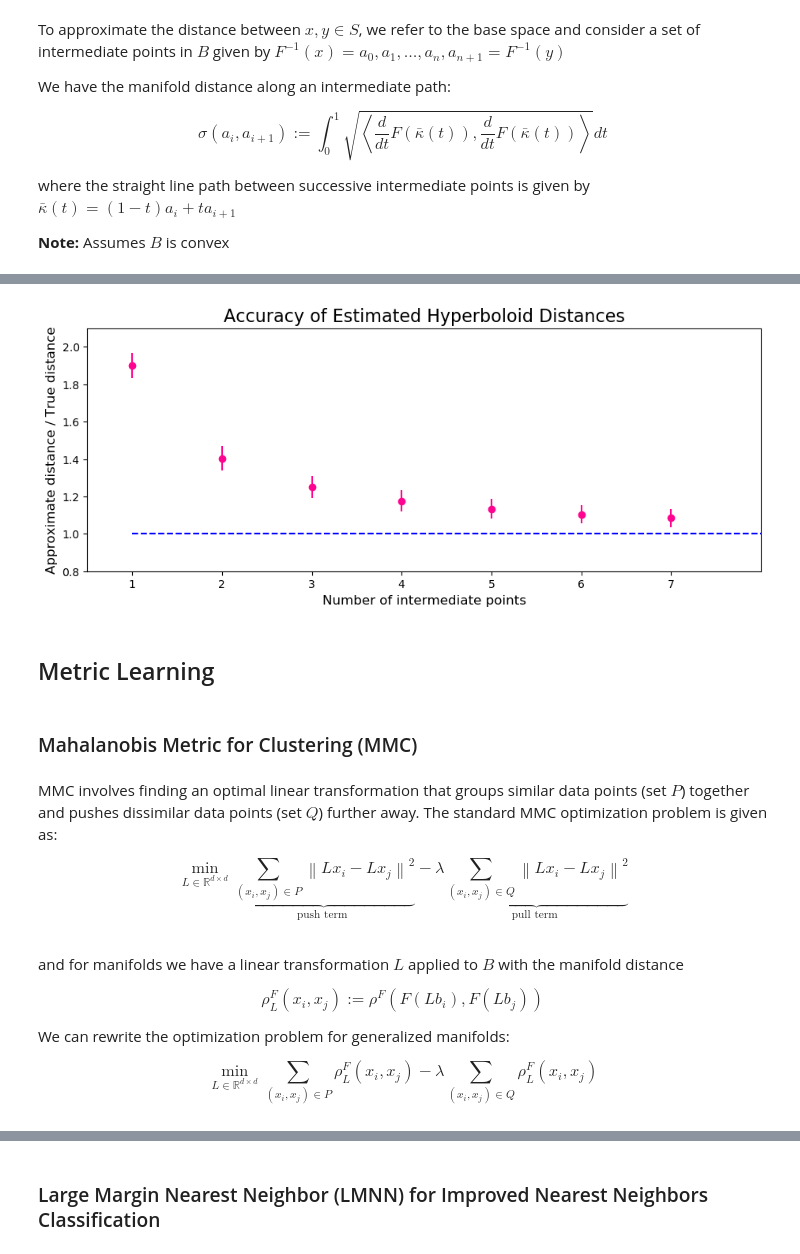
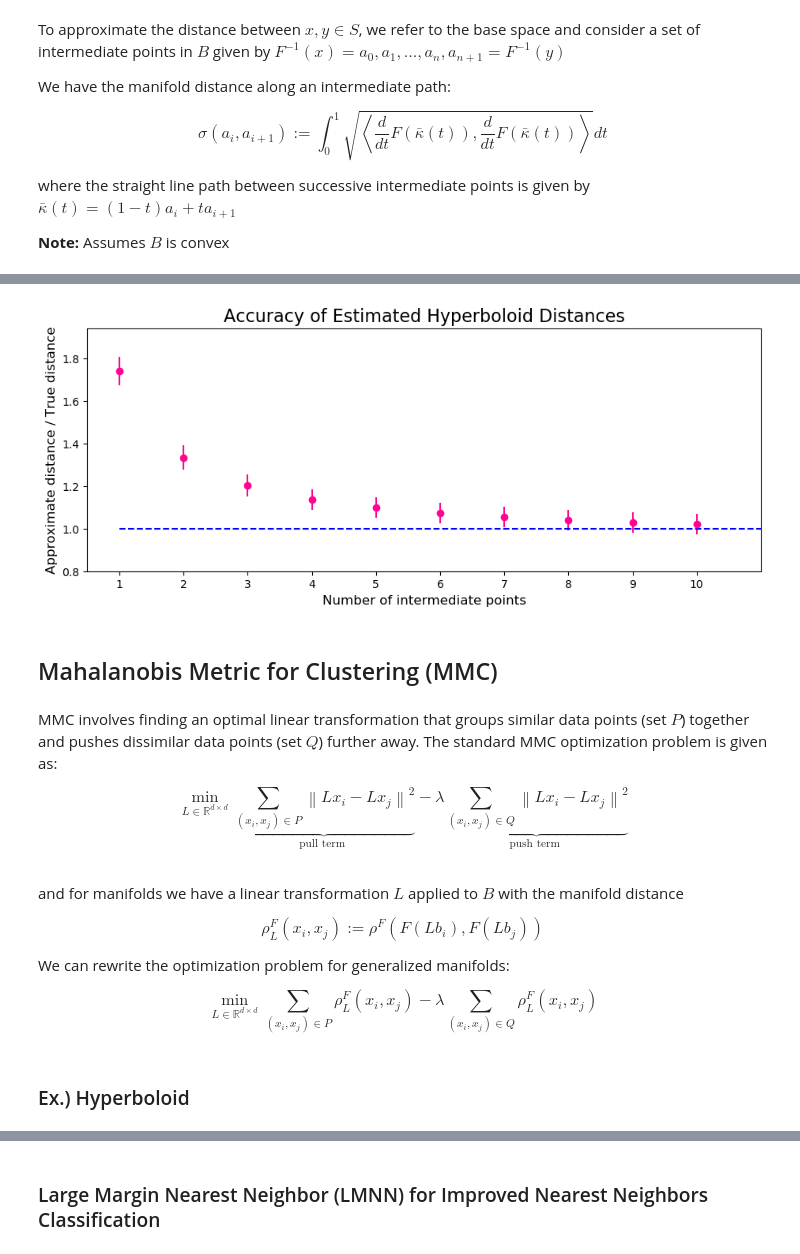
Before and after one commit to drewwilimitis/manifold-metric-learning, a Jupyter notebook: metric_learning.ipynb, the cells around one changed output, grey strips where cells are left out. Drawn from its saved outputs; the diff is of its cells as text; code cells hidden in the pictures.

```diff
--- a/metric_learning.ipynb
+++ b/metric_learning.ipynb
@@ -285,51 +142,49 @@ def approximate_distance(a, b, integrand, L=None, n=7, m=50, tol=1e-6):
 # %%
 def test_approximations(n_samples, parameter_n_range):
     n_trials = len(parameter_n_range)
     s = np.random.uniform(-2, 2, size=(n_samples, 2))
     r = np.random.uniform(-2, 2, size=(n_samples, 2))
     result_dict = {}
     for n in parameter_n_range:
         errors = []
         for i in range(n_samples):
             x = hyperboloid_map(r[i])
             y = hyperboloid_map(s[i])
             true_dist = hyperboloid_dist(x, y)
             errors.append(approximate_distance(s[i], r[i], integrand_hyperboloid, n=n, m=10) / true_dist)
         result_dict[n] = errors
     return result_dict
 
-params = [1, 2, 3, 4, 5, 6, 7]
+params = [1, 2, 3, 4, 5, 6, 7, 8, 9, 10]
 scores = test_approximations(5, params)
 
 mean_ratios = []
 std_dev = []
 for item in scores.values():
     mean_ratios.append(1/np.mean(item))
     std_dev.append(np.std(item))
+
+plt.figure(figsize=(11,4))
+plt.style.use('default')
+plt.errorbar(np.arange(1, len(params)+1), mean_ratios, yerr=std_dev, fmt='o', color='#ff0490')
+ax = plt.gca()
+ax.set_xticks(np.arange(1, len(params)+1))
+plt.ylabel('Approximate distance / True distance', size=12)
+plt.xlabel('Number of intermediate points', size=12)
+plt.title('Accuracy of Estimated Hyperboloid Distances', size=16)
+plt.ylim(0.8, np.max(mean_ratios)+0.2)
+plt.xlim(0.5, len(params)+1)
+plt.plot([1, len(params)+1], [1, 1], 'b--')
+plt.show();
+# %% [output]
+[figure, added]
-# %%
-plt.figure(figsize=(11,4))
-plt.style.use('default')
-plt.errorbar(np.arange(1, len(params)+1), mean_ratios, yerr=std_dev, fmt='o', color='#ff0490')
-ax = plt.gca()
-ax.set_xticks(np.arange(1, len(params)+1))
-plt.ylabel('Approximate distance / True distance', size=12)
-plt.xlabel('Number of intermediate points', size=12)
-plt.title('Accuracy of Estimated Hyperboloid Distances', size=16)
-plt.ylim(0.8, np.max(mean_ratios)+0.2)
-plt.xlim(0.5, len(params)+1)
-plt.plot([1, len(params)+1], [1, 1], 'b--')
-plt.show();
-# %% [output]
-[figure, removed]
-# %% [markdown]
-## Metric Learning
 # %% [markdown]
-### Mahalanobis Metric for Clustering (MMC)
+## Mahalanobis Metric for Clustering (MMC)
 # %% [markdown]
 MMC involves finding an optimal linear transformation that groups similar data points (set $P$) together and pushes dissimilar data points (set $Q$) further away. The standard MMC optimization problem is given as:
 
 $$
-\min _{L \in \mathbb{R}^{d \times d}} \underbrace{\sum_{\left(x_{i}, x_{j}\right) \in P}\left\|L x_{i}-L x_{j}\right\|^{2}}_{\text {push term }} -\lambda \underbrace{\sum_{\left(x_{i}, x_{j}\right) \in Q}\left\|L x_{i}-L x_{j}\right\|^{2}}_{\text {pull term }}
+\min _{L \in \mathbb{R}^{d \times d}} \underbrace{\sum_{\left(x_{i}, x_{j}\right) \in P}\left\|L x_{i}-L x_{j}\right\|^{2}}_{\text {pull term }} -\lambda \underbrace{\sum_{\left(x_{i}, x_{j}\right) \in Q}\left\|L x_{i}-L x_{j}\right\|^{2}}_{\text {push term }}
 $$
 <br>
 and for manifolds we have a linear transformation $L$ applied to $B$ with the manifold distance
@@ -425,2 +283,4 @@ def mmc_optimize(B, labels, manifold_map_fn, integrand, solver='Powell', max_eva
     return L_new
+# %% [markdown]
+### Ex.) Hyperboloid
 # %%
```
Also changed, not shown: parts of 17 cells of this notebook, 4 other files.
